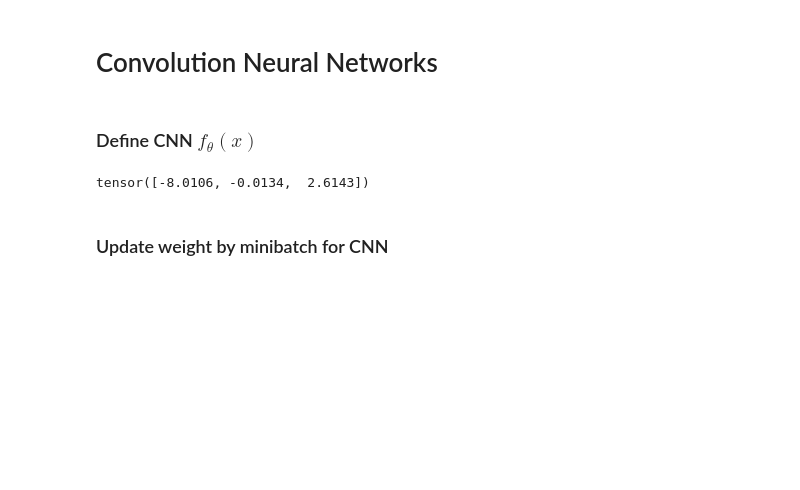
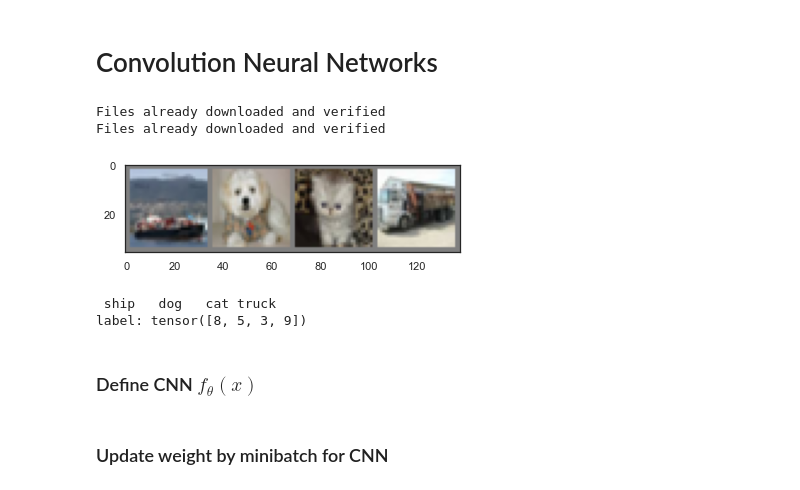
Before and after one commit to ugo-nama-kun/pytorch_notebook, a Jupyter notebook: notebook.ipynb, the cells around one changed output. Saved outputs shown, nothing was run; the diff lists cells and outputs as text; code cells hidden in the pictures; blank space fills up the shorter version.

```diff
--- a/notebook.ipynb
+++ b/notebook.ipynb
@@ -921,10 +971,56 @@ for i in range(2, 9):
 # %% [markdown]
 # Convolution Neural Networks
+# %%
+# for loading and batching CIFER10 dataset
+def setup_data_loaders(batch_size=4):
+    root = './data'
+    download = True
+    trans = transforms.Compose([
+        transforms.ToTensor(),
+        transforms.Normalize((0.5, 0.5, 0.5), (0.5, 0.5, 0.5))
+    ])
+    num_workers = 2
+
+    # Training Data
+    train_set = dset.CIFAR10(root=root, train=True, download=download, transform=trans)
+    train_loader = torch.utils.data.DataLoader(dataset=train_set,
+        batch_size=batch_size, shuffle=True, num_workers=num_workers)
+
+    # Test Data
+    test_set = dset.CIFAR10(root=root, train=False, download=download, transform=trans)
+    test_loader = torch.utils.data.DataLoader(dataset=test_set,
+        batch_size=batch_size, shuffle=False, num_workers=num_workers)
+
+    # Class
+    classes = ('plane', 'car', 'bird', 'cat',
+           'deer', 'dog', 'frog', 'horse', 'ship', 'truck')
+    return train_loader, test_loader, classes
+
+def imshow(img):
+    img = img / 2 + 0.5
+    npimg = img.numpy()
+    plt.imshow(np.transpose(npimg, (1, 2, 0)))  # shift color channel
+    plt.show()
+
+
+train_loader, test_loader, classes = setup_data_loaders()
+
+# Get random images
+dataiter = iter(train_loader)
+images, labels = dataiter.next()
+
+# show images
+sns.set_style("white")
+imshow(torchvision.utils.make_grid(images))
+print(' '.join('%5s' % classes[labels[j]] for j in range(4)))
+
+# show labels of images
+print(f"label: {labels}")
+# %% [output]
+Files already downloaded and verified
+Files already downloaded and verified
+[figure, added]
+ ship   dog   cat truck
+label: tensor([8, 5, 3, 9])
 # %% [markdown]
 ### Define CNN $f_\theta(x)$
-# %%
-torch.distributions.studentT.StudentT(df=torch.tensor([2, 3, 4], dtype=torch.float),
-                                      loc=torch.tensor([0, 0, 0], dtype=torch.float),
-                                      scale=torch.tensor([1,1, 1], dtype=torch.float)).sample()
-# %% [output]
-tensor([-8.0106, -0.0134,  2.6143])
```
Also changed, not shown: parts of 16 cells of this notebook, 2 other files.
